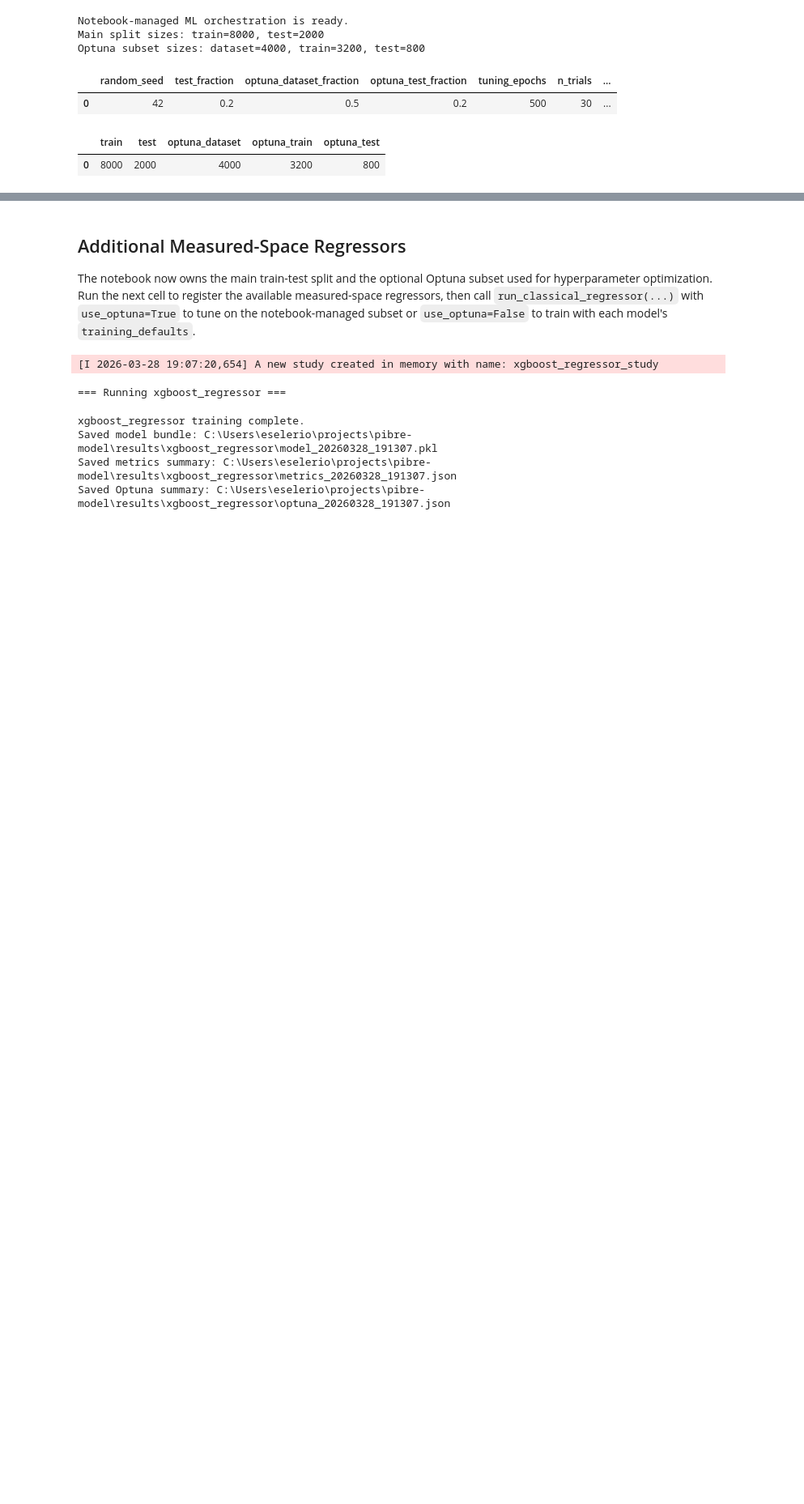
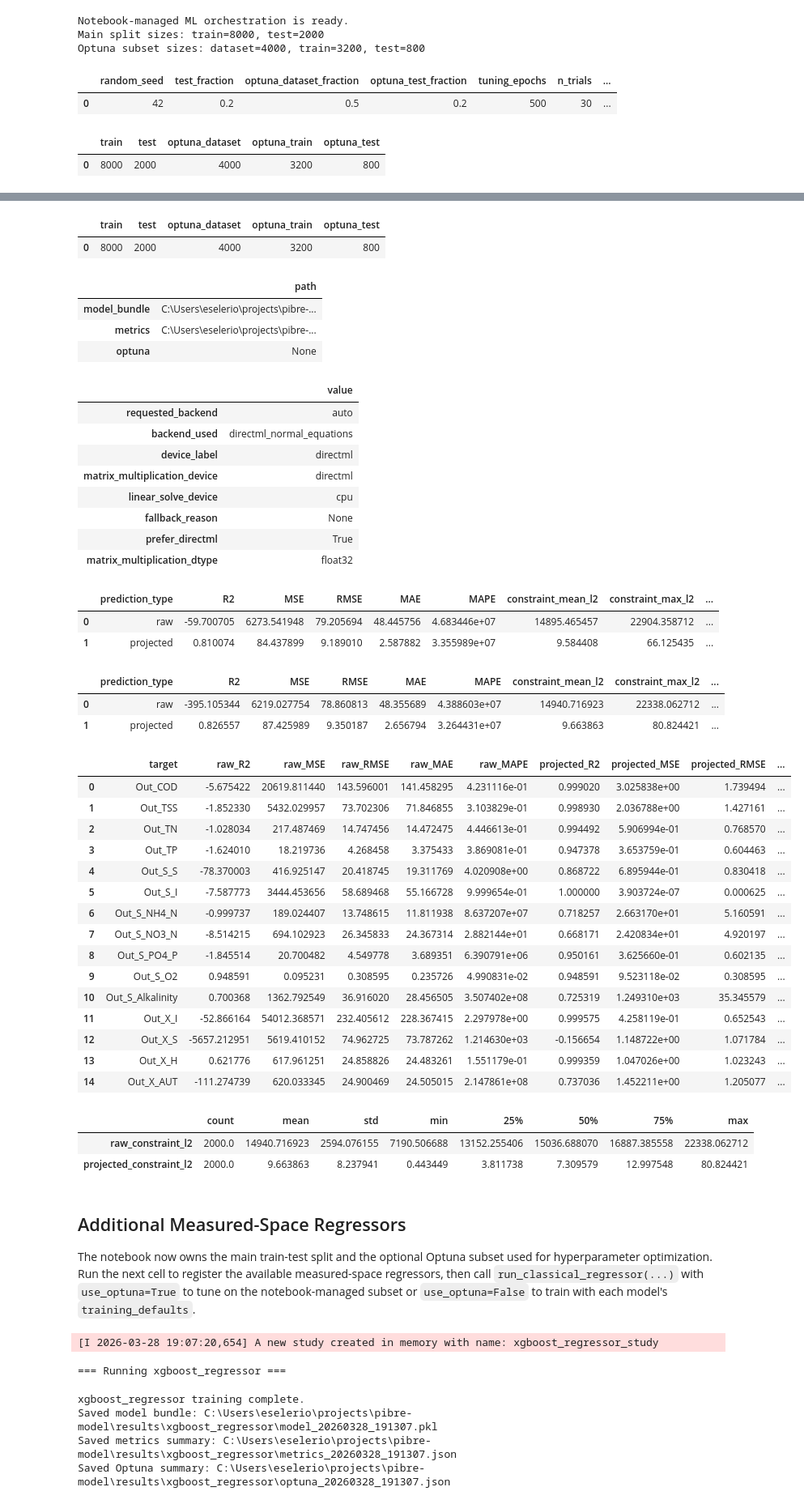
Before and after one commit to egbertoselerio1997/pibre-model, a Jupyter notebook: main.ipynb, the cells around one changed output, grey strips where cells are left out. Shown at 81% size. Cells and saved outputs as stored; diff of their text form; code cells hidden in the pictures; blank space fills up the shorter version.

```diff
--- a/main.ipynb
+++ b/main.ipynb
@@ -217,12 +221,29 @@ print(f"Measured-output targets: {', '.join(metadata['measured_output_columns'])
 print(f"Split sizes: {split_sizes}")
 print(f"Saved model bundle: {cobre_result['artifact_paths']['model_bundle']}")
 print(f"Saved metrics summary: {cobre_result['artifact_paths']['metrics']}")
-print(f"Saved Optuna summary: {cobre_result['artifact_paths']['optuna']}")
+
+ols_meta = cobre_result["model_bundle"]["ols_metadata"]
+runtime_meta = cobre_result["model_bundle"]["runtime_options"]
+print(
+    "COBRE execution contract: "
+    f"requested_backend={ols_meta['requested_backend']}, "
+    f"used_backend={ols_meta['backend_used']}, "
+    f"prefer_directml={runtime_meta['prefer_directml']}"
+)
+print(
+    "COBRE OLS execution details: "
+    f"matmul_device={ols_meta['matrix_multiplication_device']}, "
+    f"solve_device={ols_meta['linear_solve_device']}, "
+    f"fallback={ols_meta['fallback_reason']}"
+ )
 
 display(pd.DataFrame([cobre_result["best_hyperparameters"]]))
 display(pd.DataFrame([split_sizes]))
 display(pd.Series(cobre_result["artifact_paths"], name="path").to_frame())
+display(pd.Series(runtime_meta, name="value").to_frame())
+display(pd.Series(ols_meta, name="value").to_frame())
 display(cobre_result["train_report"]["aggregate_metrics"])
 display(cobre_result["test_report"]["aggregate_metrics"])
 display(cobre_result["test_report"]["per_target_metrics"])
 display(cobre_result["test_report"]["constraint_residuals"].describe().T)
+# %% [output]
@@ -229,3 +258,43 @@ display(cobre_result["test_report"]["constraint_residuals"].describe().T)
+|  | train | test | optuna_dataset | optuna_train | optuna_test |
+| 0 | 8000 | 2000 | 4000 | 3200 | 800 |
+|  | path |
+| model_bundle | C:\Users\eselerio\projects\pibre-... |
+| metrics | C:\Users\eselerio\projects\pibre-... |
+| optuna | None |
+|  | value |
+| requested_backend | auto |
+| backend_used | directml_normal_equations |
+| device_label | directml |
+| matrix_multiplication_device | directml |
+| linear_solve_device | cpu |
+| fallback_reason | None |
+| prefer_directml | True |
+| matrix_multiplication_dtype | float32 |
+|  | prediction_type | R2 | MSE | RMSE | MAE | MAPE | constraint_mean_l2 | constraint_max_l2 | ... |
+| 0 | raw | -59.700705 | 6273.541948 | 79.205694 | 48.445756 | 4.683446e+07 | 14895.465457 | 22904.358712 | ... |
+| 1 | projected | 0.810074 | 84.437899 | 9.189010 | 2.587882 | 3.355989e+07 | 9.584408 | 66.125435 | ... |
+|  | prediction_type | R2 | MSE | RMSE | MAE | MAPE | constraint_mean_l2 | constraint_max_l2 | ... |
+| 0 | raw | -395.105344 | 6219.027754 | 78.860813 | 48.355689 | 4.388603e+07 | 14940.716923 | 22338.062712 | ... |
+| 1 | projected | 0.826557 | 87.425989 | 9.350187 | 2.656794 | 3.264431e+07 | 9.663863 | 80.824421 | ... |
+|  | target | raw_R2 | raw_MSE | raw_RMSE | raw_MAE | raw_MAPE | projected_R2 | projected_MSE | projected_RMSE | ... |
+| 0 | Out_COD | -5.675422 | 20619.811440 | 143.596001 | 141.458295 | 4.231116e-01 | 0.999020 | 3.025838e+00 | 1.739494 | ... |
+| 1 | Out_TSS | -1.852330 | 5432.029957 | 73.702306 | 71.846855 | 3.103829e-01 | 0.998930 | 2.036788e+00 | 1.427161 | ... |
+| 2 | Out_TN | -1.028034 | 217.487469 | 14.747456 | 14.472475 | 4.446613e-01 | 0.994492 | 5.906994e-01 | 0.768570 | ... |
+| 3 | Out_TP | -1.624010 | 18.219736 | 4.268458 | 3.375433 | 3.869081e-01 | 0.947378 | 3.653759e-01 | 0.604463 | ... |
+| 4 | Out_S_S | -78.370003 | 416.925147 | 20.418745 | 19.311769 | 4.020908e+00 | 0.868722 | 6.895944e-01 | 0.830418 | ... |
+| 5 | Out_S_I | -7.587773 | 3444.453656 | 58.689468 | 55.166728 | 9.999654e-01 | 1.000000 | 3.903724e-07 | 0.000625 | ... |
+| 6 | Out_S_NH4_N | -0.999737 | 189.024407 | 13.748615 | 11.811938 | 8.637207e+07 | 0.718257 | 2.663170e+01 | 5.160591 | ... |
+| 7 | Out_S_NO3_N | -8.514215 | 694.102923 | 26.345833 | 24.367314 | 2.882144e+01 | 0.668171 | 2.420834e+01 | 4.920197 | ... |
+| 8 | Out_S_PO4_P | -1.845514 | 20.700482 | 4.549778 | 3.689351 | 6.390791e+06 | 0.950161 | 3.625660e-01 | 0.602135 | ... |
+| 9 | Out_S_O2 | 0.948591 | 0.095231 | 0.308595 | 0.235726 | 4.990831e-02 | 0.948591 | 9.523118e-02 | 0.308595 | ... |
+| 10 | Out_S_Alkalinity | 0.700368 | 1362.792549 | 36.916020 | 28.456505 | 3.507402e+08 | 0.725319 | 1.249310e+03 | 35.345579 | ... |
+| 11 | Out_X_I | -52.866164 | 54012.368571 | 232.405612 | 228.367415 | 2.297978e+00 | 0.999575 | 4.258119e-01 | 0.652543 | ... |
+| 12 | Out_X_S | -5657.212951 | 5619.410152 | 74.962725 | 73.787262 | 1.214630e+03 | -0.156654 | 1.148722e+00 | 1.071784 | ... |
+| 13 | Out_X_H | 0.621776 | 617.961251 | 24.858826 | 24.483261 | 1.551179e-01 | 0.999359 | 1.047026e+00 | 1.023243 | ... |
+| 14 | Out_X_AUT | -111.274739 | 620.033345 | 24.900469 | 24.505015 | 2.147861e+08 | 0.737036 | 1.452211e+00 | 1.205077 | ... |
+|  | count | mean | std | min | 25% | 50% | 75% | max |
+| raw_constraint_l2 | 2000.0 | 14940.716923 | 2594.076155 | 7190.506688 | 13152.255406 | 15036.688070 | 16887.385558 | 22338.062712 |
+| projected_constraint_l2 | 2000.0 | 9.663863 | 8.237941 | 0.443449 | 3.811738 | 7.309579 | 12.997548 | 80.824421 |
 # %% [markdown]
 ## Additional Measured-Space Regressors
 
```
Also changed, not shown: parts of 3 cells of this notebook, 3 other files.
